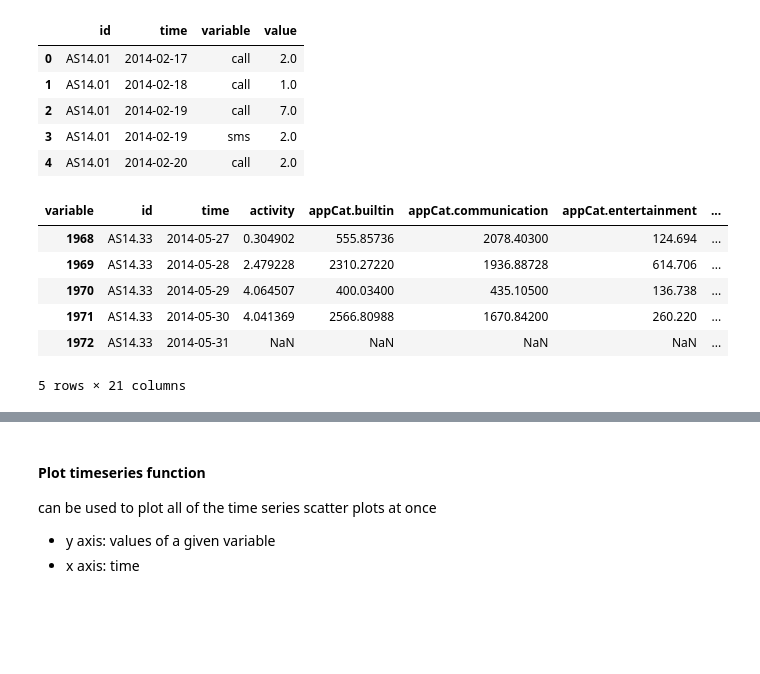
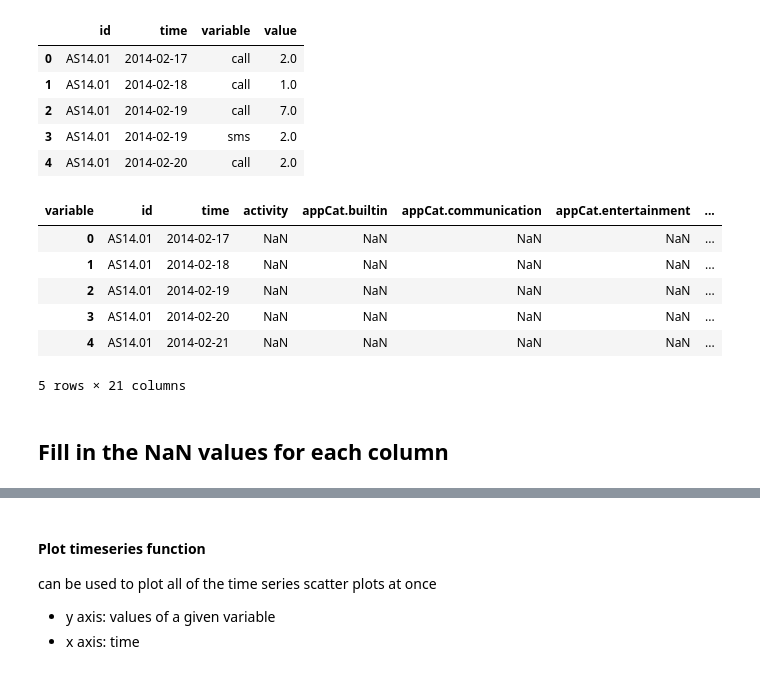
Before and after one commit to SoberZ/data-mining-techniques, a Jupyter notebook: mood.ipynb, the cells around one changed output, grey strips where cells are left out. Saved outputs shown, nothing was run; the diff lists cells and outputs as text; code cells hidden in the pictures; blank space fills up the shorter version.

```diff
--- a/mood.ipynb
+++ b/mood.ipynb
@@ -108,14 +108,16 @@ df_clean.head()
 # %%
 def pivot_to_wide(df: pd.DataFrame) -> pd.DataFrame:
     return pd.pivot(df, index=['id','time'], columns='variable', values = 'value').reset_index()
 
 wide = pivot_to_wide(df_clean)
-wide.tail()
+wide.head()
 # %% [output]
 | variable | id | time | activity | appCat.builtin | appCat.communication | appCat.entertainment | ... |
-| 1968 | AS14.33 | 2014-05-27 | 0.304902 | 555.85736 | 2078.40300 | 124.694 | ... |
-| 1969 | AS14.33 | 2014-05-28 | 2.479228 | 2310.27220 | 1936.88728 | 614.706 | ... |
-| 1970 | AS14.33 | 2014-05-29 | 4.064507 | 400.03400 | 435.10500 | 136.738 | ... |
-| 1971 | AS14.33 | 2014-05-30 | 4.041369 | 2566.80988 | 1670.84200 | 260.220 | ... |
-| 1972 | AS14.33 | 2014-05-31 | NaN | NaN | NaN | NaN | ... |
+| 0 | AS14.01 | 2014-02-17 | NaN | NaN | NaN | NaN | ... |
+| 1 | AS14.01 | 2014-02-18 | NaN | NaN | NaN | NaN | ... |
+| 2 | AS14.01 | 2014-02-19 | NaN | NaN | NaN | NaN | ... |
+| 3 | AS14.01 | 2014-02-20 | NaN | NaN | NaN | NaN | ... |
+| 4 | AS14.01 | 2014-02-21 | NaN | NaN | NaN | NaN | ... |
 5 rows × 21 columns
+# %% [markdown]
+## Fill in the NaN values for each column
```
Also changed, not shown: parts of 4 cells of this notebook.
